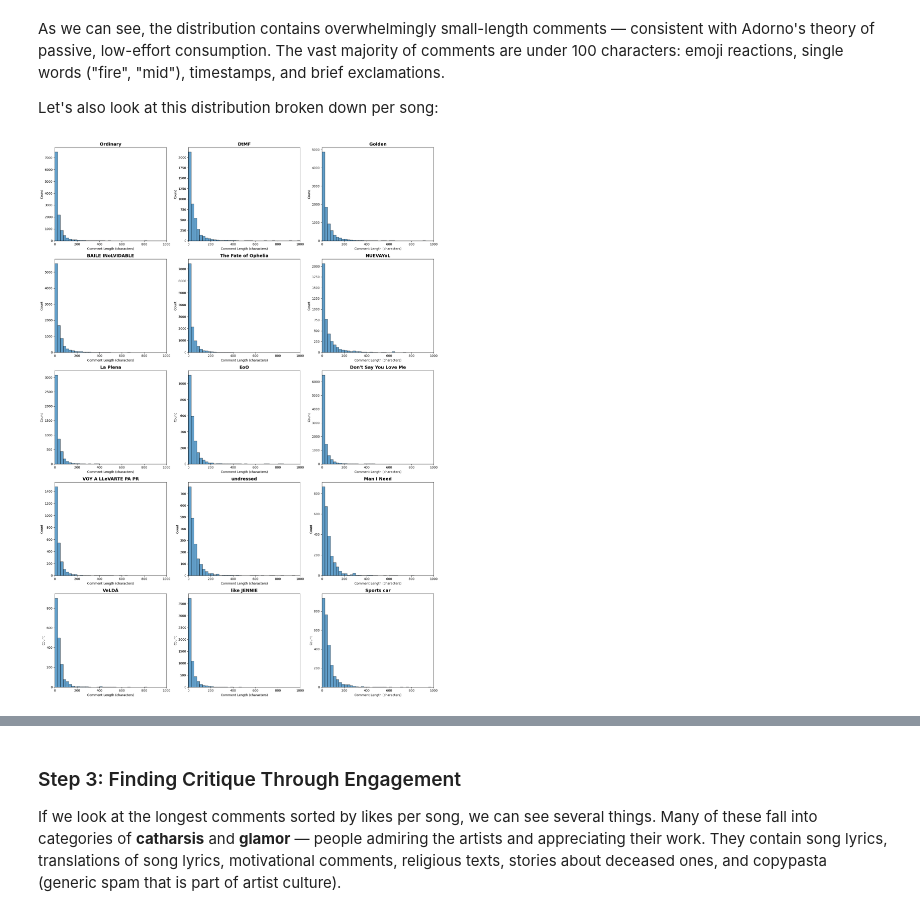
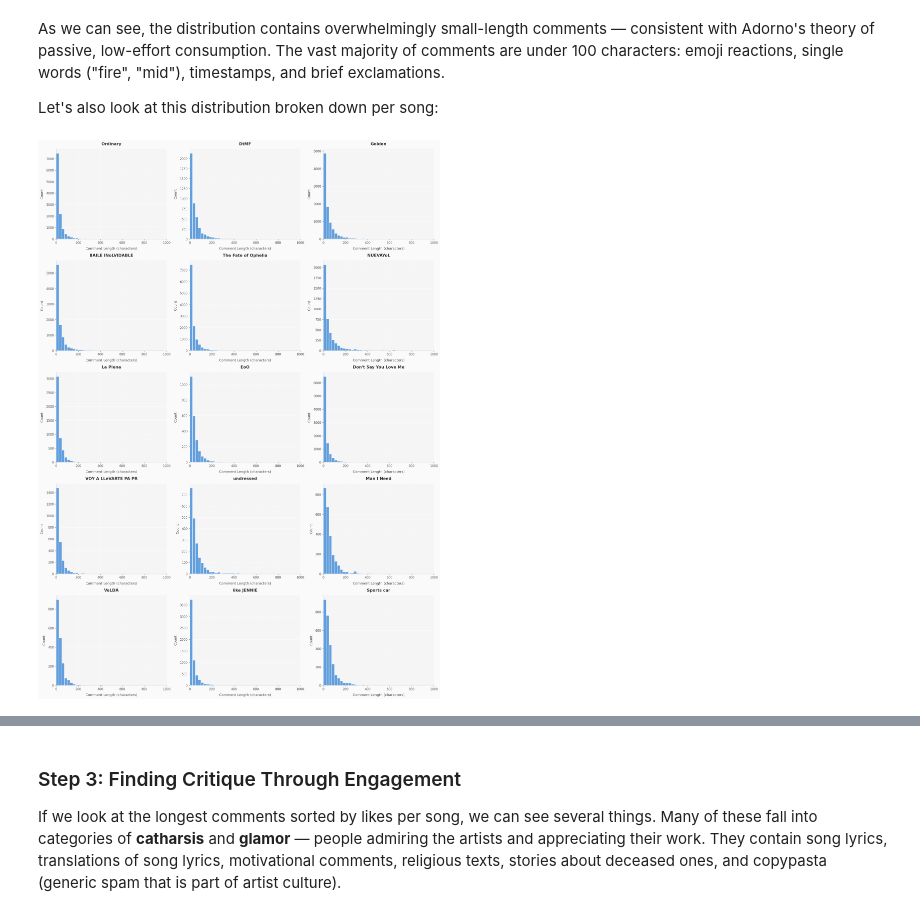
Before and after one commit to LuizFelipeBarbosa/testing-adorno, a Jupyter notebook: testing-adorno.ipynb, the cells around one changed output, grey strips where cells are left out. Drawn from its saved outputs; the diff is of its cells as text; code cells hidden in the pictures.

```diff
--- a/testing-adorno.ipynb
+++ b/testing-adorno.ipynb
@@ -12,10 +123,14 @@ from youtube_comment_downloader import YoutubeCommentDownloader, SORT_BY_POPULAR
 # %%
+import time
+from itertools import islice
+from youtube_comment_downloader import YoutubeCommentDownloader, SORT_BY_POPULAR
+
 # Load the CSV
-df_youtube_urls = pd.read_csv('youtube_urls.csv')
+df_youtube_urls = pd.read_csv('data/youtube_urls.csv')
 
 # Config
 MAX_COMMENTS = 450000
-OUTPUT_FILE = 'youtube_comments.json'
+OUTPUT_FILE = 'data/youtube_comments.json'
 
 downloader = YoutubeCommentDownloader()
 all_comments = []
@@ -58,9 +173,9 @@ for idx, row in df_youtube_urls.iterrows():
             if len(all_comments) >= MAX_COMMENTS:
                 break
 
-        print(f"  ✓ Collected {count} comments")
+        print(f"  \u2713 Collected {count} comments")
     except Exception as e:
-        print(f"  ✗ Error: {e}")
+        print(f"  \u2717 Error: {e}")
 
     # Brief pause to avoid rate limiting
     time.sleep(1)
@@ -73,9 +188,8 @@ with open(OUTPUT_FILE, 'w', encoding='utf-8') as f:
 
 print(f"Saved to {OUTPUT_FILE}\n")
 # %%
-import json
 # Load comments from JSON
-with open('comments_merged.json', 'r', encoding='utf-8') as f:
+with open('data/comments_merged.json', 'r', encoding='utf-8') as f:
     data = json.load(f)
 
 df_comments = pd.DataFrame(data)
@@ -145,34 +245,26 @@ As we can see, the distribution contains overwhelmingly small-length comments
 
 Let's also look at this distribution broken down per song:
 # %%
-import matplotlib.pyplot as plt
-import numpy as np
-
-df_comments['text_length'] = df_comments['text'].astype(str).apply(len)
-
 songs = df_comments['song_title'].unique()
 max_len = df_comments['text_length'].max()
 bins = np.arange(0, max_len + 25, 25)
 
 ncols = 3
 nrows = int(np.ceil(len(songs) / ncols))
 
 fig, axes = plt.subplots(nrows, ncols, figsize=(6 * ncols, 5 * nrows))
 axes = axes.flatten()
 
 for ax, song in zip(axes, songs):
     song_data = df_comments[df_comments['song_title'] == song]['text_length']
-    ax.hist(song_data, bins=bins, edgecolor='black', alpha=0.7)
-    ax.set_title(f'{song}', fontsize=14, fontweight='bold')
-    ax.set_xlabel('Comment Length (characters)')
-    ax.set_ylabel('Count')
+    ax.hist(song_data, bins=bins, edgecolor='white', alpha=0.85, color='#4a90d9', zorder=3)
+    style_axis(ax, song, 'Comment Length (characters)', 'Count')
     ax.set_xlim(0, min(max_len, 1000))
 
-# Hide any leftover empty axes
 for ax in axes[len(songs):]:
     ax.set_visible(False)
 
 plt.tight_layout()
 plt.show()
 # %% [output]
-[figure, old version]
+[figure, new version]
```
Also changed, not shown: parts of 38 cells of this notebook, 1 other file.
